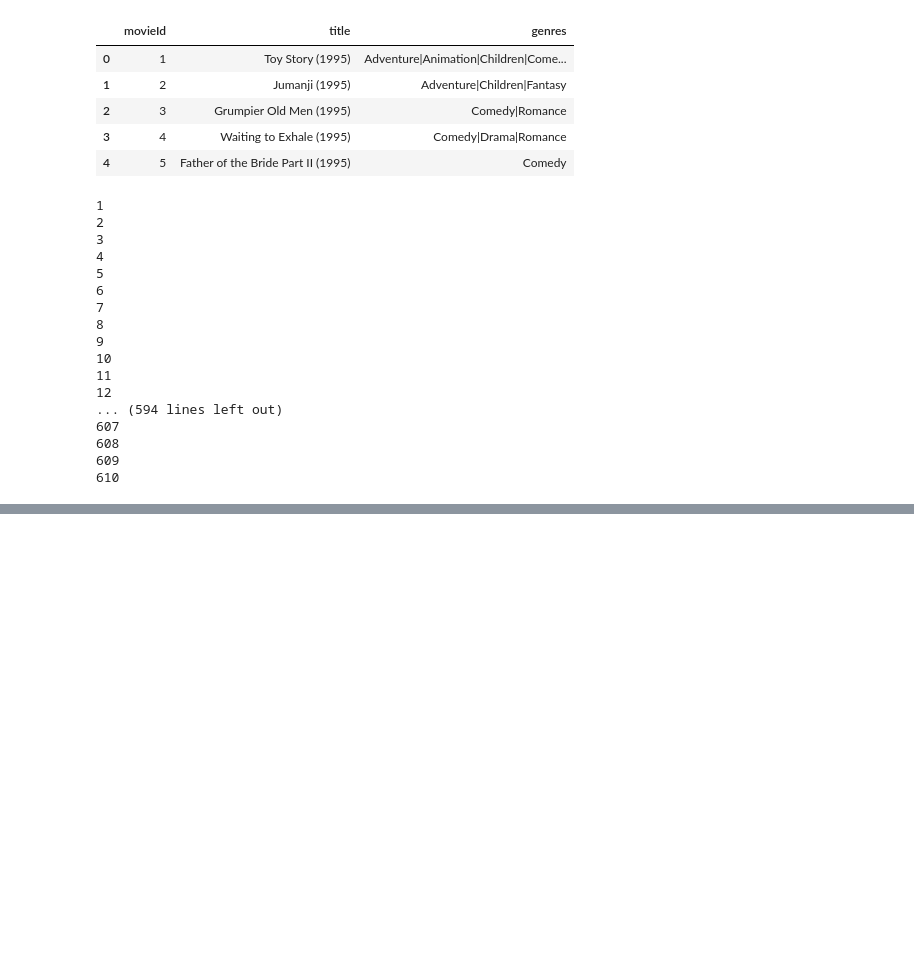
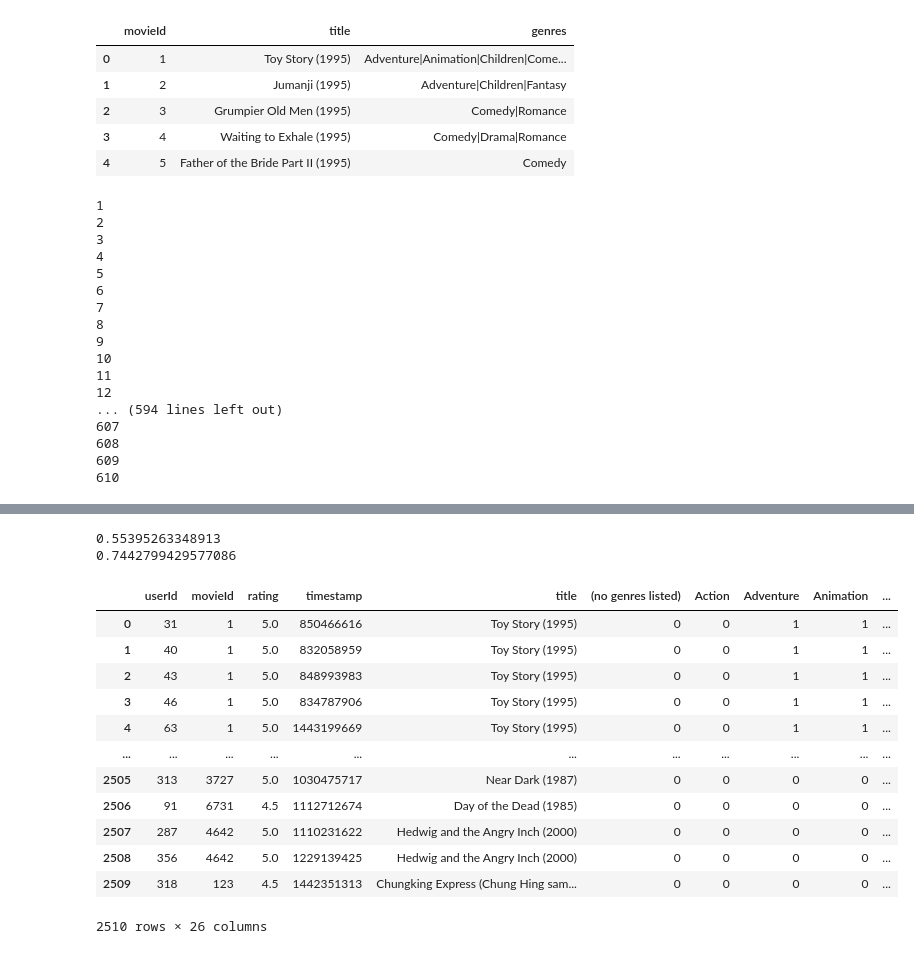
Before and after one commit to sudhirmurthy/RecommendationSystem, a Jupyter notebook: src/CF.ipynb, the cells around one changed output, grey strips where cells are left out. Saved outputs shown, nothing was run; the diff lists cells and outputs as text; code cells hidden in the pictures; blank space fills up the shorter version.

```diff
--- a/src/CF.ipynb
+++ b/src/CF.ipynb
@@ -222,11 +265,13 @@ def euclidean_similarity_weighted(df, user1, user2, weights):
                 w8*((row.Documentary_x - row.Documentary_y)**2) + \
                 w9*((row.Drama_x - row.Drama_y)**2) + \
                 w10*((row.Fantasy_x - row.Fantasy_y)**2) + \
+                w11*((row.SciFi_x-row.SciFi_y)**2) + \
                 w12*((row.Horror_x - row.Horror_y)**2) + \
                 w13*((row.IMAX_x - row.IMAX_y)**2) + \
                 w14*((row.Musical_x - row.Musical_y)**2) + \
                 w15*((row.Mystery_x - row.Mystery_y)**2) + \
                 w16*((row.Romance_x - row.Romance_y)**2) + \
+                w17*((row.FilmNoir_x-row.FilmNoir_y)**2) + \
                 w18*((row.Thriller_x - row.Thriller_y)**2) + \
                 w19*((row.War_x - row.War_y)**2) + \
                 w20*((row.Western_x - row.Western_y)**2)
@@ -265,6 +310,8 @@ def predictRating(user,movie):
     rating = df[df['userId']==user]['rating'].values
     average = np.average(rating)
     predRating = average+predRating
+    if(predRating>5):
+        predRating = 5
     return predRating
 # %%
 def getTopMovies(user):
@@ -305,11 +352,10 @@ def recommendation(testUser):
         mo.append(m[j])
         u.append(testUser)
         #print(j)
-        for i in predRating:
-            if (np.isscalar(i)):
-                p.append(i)
-            else:
-                p.append(i[0])
+        if np.isscalar(predRating):
+            p.append(predRating)
+        else:
+            p.append(predRating[0])
     d = {'userId':u,'movieId':mo, 'predicted rating': p}
     df_u = pd.DataFrame(d)
     df_u = df_u.nlargest(50, 'predicted rating')
@@ -327,12 +373,10 @@ def recommendation1(testUser):
         predRating = predictRating(testUser,m[j])
         mo.append(m[j])
         u.append(testUser)
-        #print(j)
-        for i in predRating:
-            if (np.isscalar(i)):
-                p.append(i)
-            else:
-                p.append(i[0])
+        if np.isscalar(predRating):
+            p.append(predRating)
+        else:
+            p.append(predRating[0])
     d = {'userId':u,'movieId':mo, 'predicted rating': p}
     df_u = pd.DataFrame(d)
     df_u = df_u.nlargest(50, 'predicted rating')
@@ -384,7 +442,28 @@ for testUser in df.userId.unique():
 # %%
 df_err = pd.merge(df,df_c,on=['movieId','userId'])
 rmse = sqrt(mean_squared_error(df_err['rating'], df_err['predicted rating']))
+mse = mean_squared_error(df_err['rating'], df_err['predicted rating'])
+print(mse)
 print(rmse)
+# %% [output]
+0.55395263348913
+0.7442799429577086
+# %%
+df_err
+# %% [output]
+|  | userId | movieId | rating | timestamp | title | (no genres listed) | Action | Adventure | Animation | ... |
+| 0 | 31 | 1 | 5.0 | 850466616 | Toy Story (1995) | 0 | 0 | 1 | 1 | ... |
+| 1 | 40 | 1 | 5.0 | 832058959 | Toy Story (1995) | 0 | 0 | 1 | 1 | ... |
+| 2 | 43 | 1 | 5.0 | 848993983 | Toy Story (1995) | 0 | 0 | 1 | 1 | ... |
+| 3 | 46 | 1 | 5.0 | 834787906 | Toy Story (1995) | 0 | 0 | 1 | 1 | ... |
+| 4 | 63 | 1 | 5.0 | 1443199669 | Toy Story (1995) | 0 | 0 | 1 | 1 | ... |
+| ... | ... | ... | ... | ... | ... | ... | ... | ... | ... | ... |
+| 2505 | 313 | 3727 | 5.0 | 1030475717 | Near Dark (1987) | 0 | 0 | 0 | 0 | ... |
+| 2506 | 91 | 6731 | 4.5 | 1112712674 | Day of the Dead (1985) | 0 | 0 | 0 | 0 | ... |
+| 2507 | 287 | 4642 | 5.0 | 1110231622 | Hedwig and the Angry Inch (2000) | 0 | 0 | 0 | 0 | ... |
+| 2508 | 356 | 4642 | 5.0 | 1229139425 | Hedwig and the Angry Inch (2000) | 0 | 0 | 0 | 0 | ... |
+| 2509 | 318 | 123 | 4.5 | 1442351313 | Chungking Express (Chung Hing sam... | 0 | 0 | 0 | 0 | ... |
+2510 rows × 26 columns
 # %%
 ratings = []
 predicted = []
```
Also changed, not shown: parts of 7 cells of this notebook.
